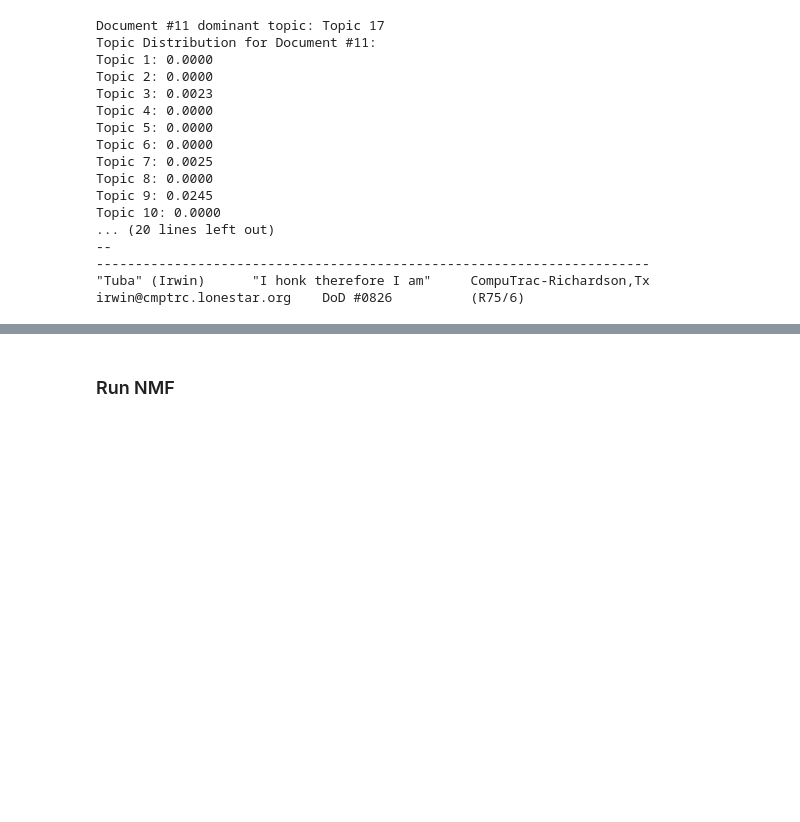
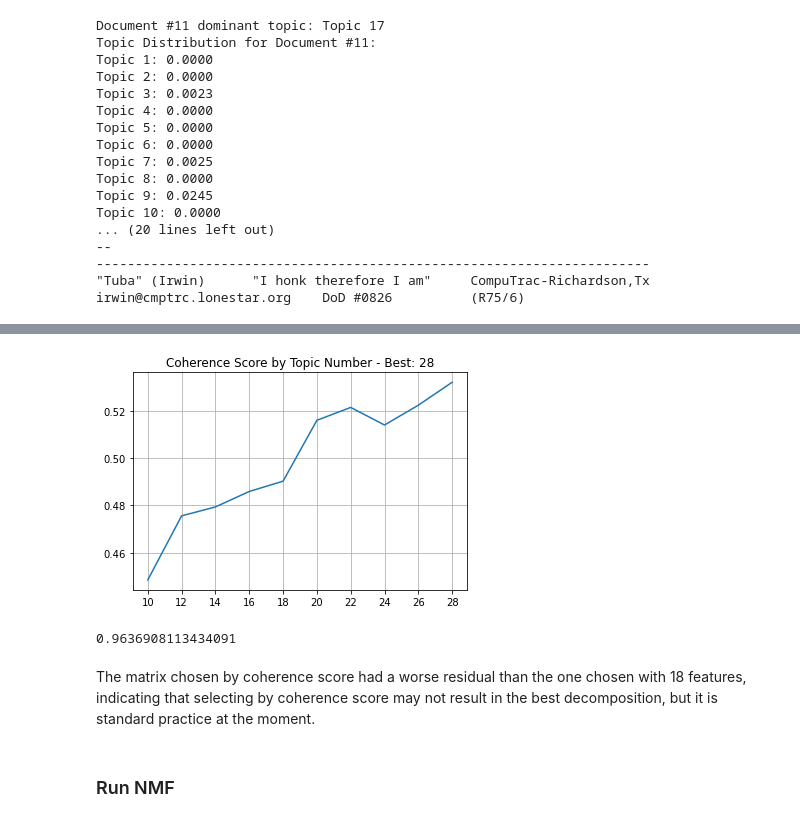
Before and after one commit to jjdrisco/Topic-Modeling_NMF-vs-BERTopic, a Jupyter notebook: NMF_20.ipynb, the cells around one changed output, grey strips where cells are left out. Cells and saved outputs as stored; diff of their text form; code cells hidden in the pictures; blank space fills up the shorter version.

```diff
--- a/NMF_20.ipynb
+++ b/NMF_20.ipynb
@@ -332,0 +524,3 @@ irwin@cmptrc.lonestar.org    DoD #0826          (R75/6)
+# %%
+# To re-load this model, run
+w2v_model = Word2Vec.load("w2v-model.bin")
@@ -332,0 +561,14 @@ irwin@cmptrc.lonestar.org    DoD #0826          (R75/6)
+# %%
+def do_coherence(k, W, H, terms=feature_names):
+    """Generates a final coherence score for a NMF model"""
+    # where k is number of topics
+
+    # Get all of the topic descriptors - the term_rankings, based on top 10 terms
+    term_rankings = []
+    for topic_index in range(k):
+        term_rankings.append( get_descriptor( terms, H, topic_index, 10 ) )
+    global temp_top_terms
+    temp_top_terms = term_rankings
+    curr_coherence = calculate_coherence( w2v_model, term_rankings )
+    print("K=%02d: Coherence=%.4f" % ( k, curr_coherence ) )
+    return curr_coherence
@@ -332,0 +586,16 @@ irwin@cmptrc.lonestar.org    DoD #0826          (R75/6)
+# %%
+# Create a list of the topic numbers we want to try
+topic_nums = list(np.arange(10, 30, 2))
+coherence_scores = dict()
+nmf_models = dict()
+
+for k in topic_nums:
+    curr_W, curr_H = do_nmf(k)
+    nmf_models[k] = (curr_W, curr_H)
+    coherence_scores[k] = do_coherence(k, curr_W, curr_H)
+
+# Get the number of topics with the highest coherence score
+scores = list(zip(topic_nums.values(), coherence_scores.values()))
+best_num_topics = sorted(scores, key=itemgetter(1), reverse=True)[0][0]
+
+print(best_num_topics, coherence_scores[best_num_topics])
@@ -333,2 +614,17 @@ irwin@cmptrc.lonestar.org    DoD #0826          (R75/6)
+# %%
+plt.plot(topic_nums, coherence_scores)
+plt.title("Coherence Score by Topic Number - Best: {}".format(best_num_topics))
+plt.grid(True)
+plt.xticks(topic_nums)
+plt.show()
+# %% [output]
+[figure, added]
+# %%
+# manually selected had residual of 0.98
+np.mean(do_residual(dtm, nmf_models[-1][0], nmf_models[-1][1]))
+# %% [output]
+0.9636908113434091
+# %% [markdown]
+The matrix chosen by coherence score had a worse residual than the one chosen with 18 features, indicating that selecting by coherence score may not result in the best decomposition, but it is standard practice at the moment.
 # %% [markdown]
 ### Run NMF
```
Also changed, not shown: parts of 46 cells of this notebook, 1 other file.
